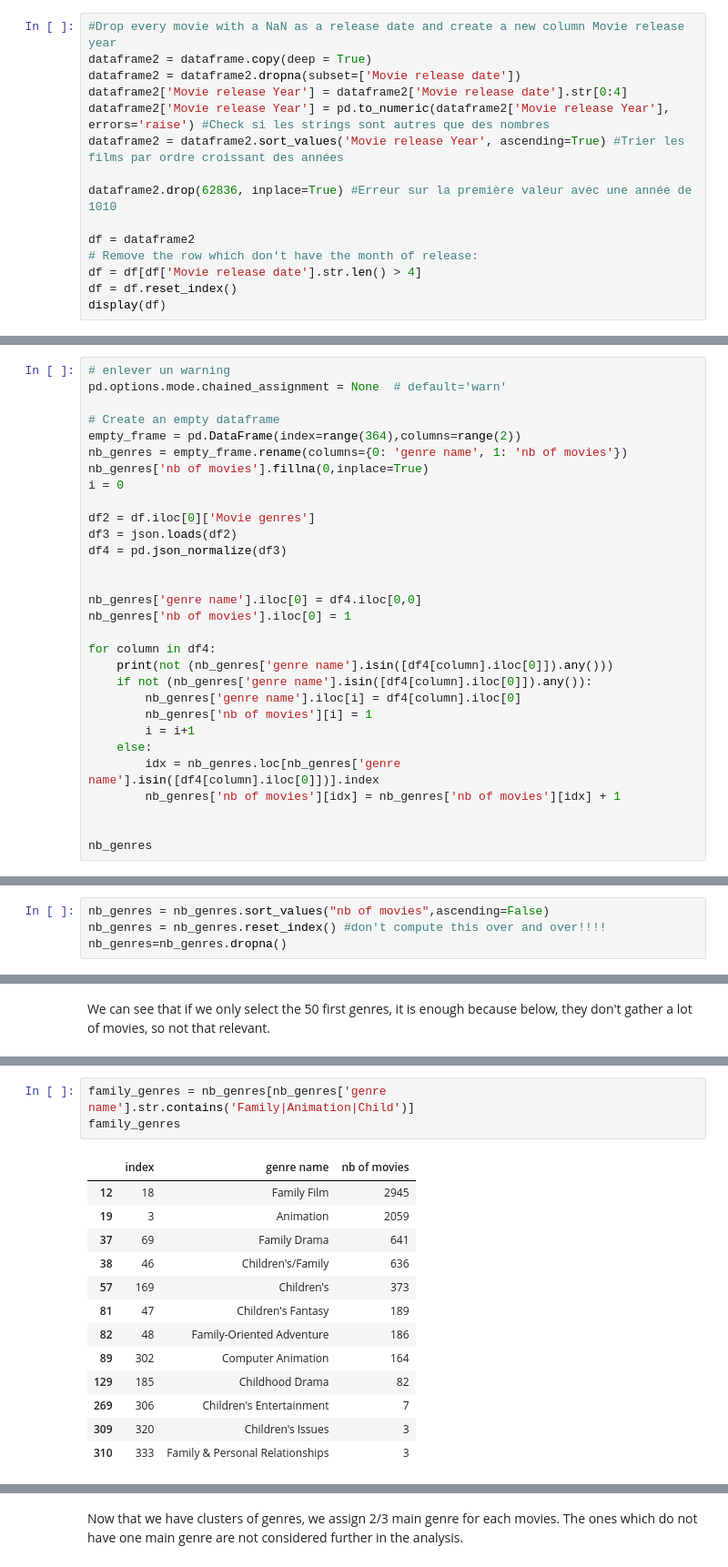
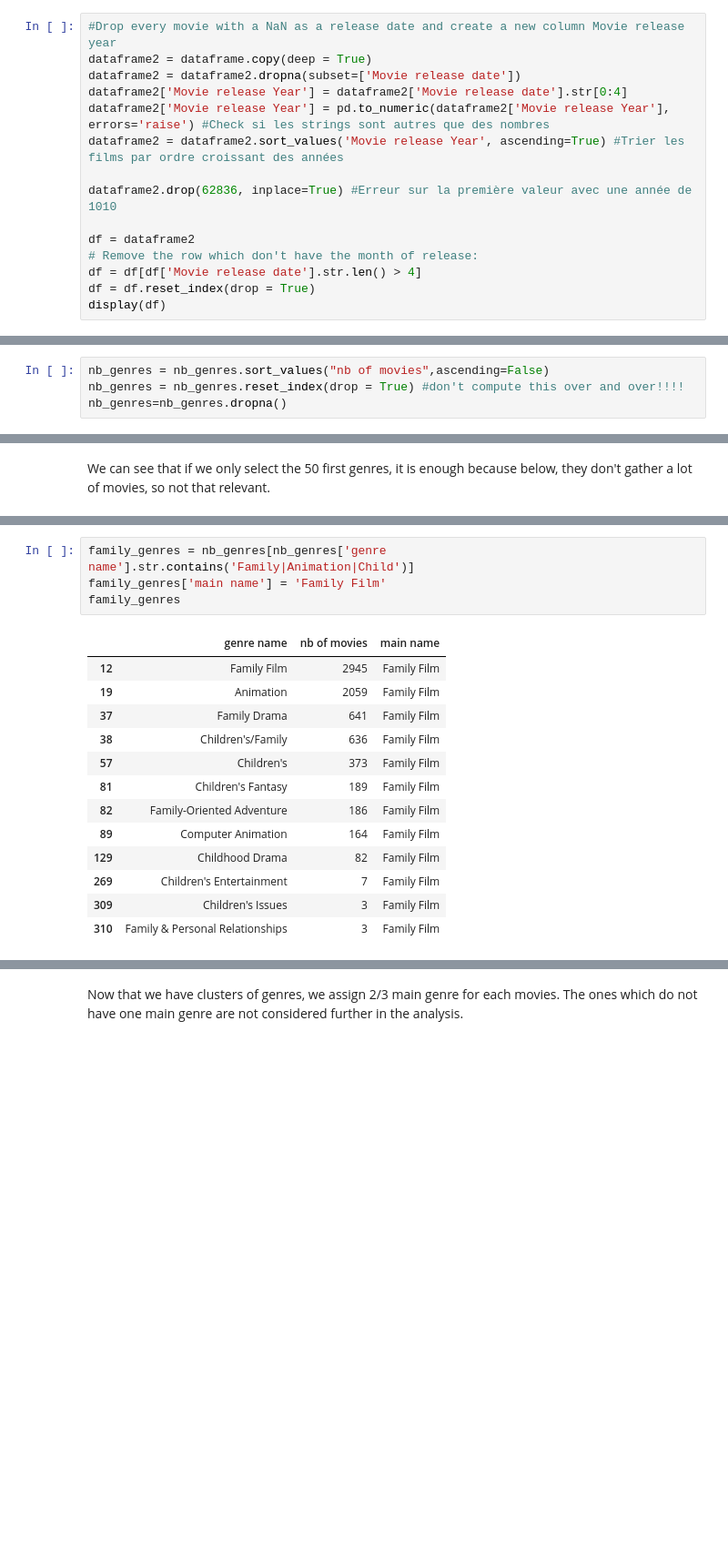
Before and after one commit to epfl-ada/ada-2023-project-dat4k, a Jupyter notebook: test_nina.ipynb, the cells around one changed output, grey strips where cells are left out. Shown at 91% size. Saved outputs shown, nothing was run; the diff lists cells and outputs as text; blank space fills up the shorter version.

```diff
--- a/test_nina.ipynb
+++ b/test_nina.ipynb
@@ -36,6 +36,6 @@ dataframe2.drop(62836, inplace=True) #Erreur sur la première valeur avec une an
 df = dataframe2
 # Remove the row which don't have the month of release:
 df = df[df['Movie release date'].str.len() > 4]
-df = df.reset_index()
+df = df.reset_index(drop = True)
 display(df)
 # %% [output]
@@ -140,33 +119,3 @@ df.head()
 Idea: What would be interesting is to determine the most common genres, and to associate at each movie their two most famous genres, so we can make a more general analysis.
 # %% [markdown]
 TEST 3: little test on the first movie
-# %%
-# enlever un warning
-pd.options.mode.chained_assignment = None  # default='warn'
-
-# Create an empty dataframe
-empty_frame = pd.DataFrame(index=range(364),columns=range(2))
-nb_genres = empty_frame.rename(columns={0: 'genre name', 1: 'nb of movies'})
-nb_genres['nb of movies'].fillna(0,inplace=True)
-i = 0
-
-df2 = df.iloc[0]['Movie genres']
-df3 = json.loads(df2)
-df4 = pd.json_normalize(df3)
-
-
-nb_genres['genre name'].iloc[0] = df4.iloc[0,0]
-nb_genres['nb of movies'].iloc[0] = 1
-
-for column in df4:
-    print(not (nb_genres['genre name'].isin([df4[column].iloc[0]]).any()))
-    if not (nb_genres['genre name'].isin([df4[column].iloc[0]]).any()):
-        nb_genres['genre name'].iloc[i] = df4[column].iloc[0]
-        nb_genres['nb of movies'][i] = 1
-        i = i+1
-    else:
-        idx = nb_genres.loc[nb_genres['genre name'].isin([df4[column].iloc[0]])].index
-        nb_genres['nb of movies'][idx] = nb_genres['nb of movies'][idx] + 1
-
-
-nb_genres
@@ -233,7 +194,7 @@ nb_genres
 363 rows × 2 columns
 # %%
 nb_genres = nb_genres.sort_values("nb of movies",ascending=False)
-nb_genres = nb_genres.reset_index() #don't compute this over and over!!!!
+nb_genres = nb_genres.reset_index(drop = True) #don't compute this over and over!!!!
 nb_genres=nb_genres.dropna()
 # %%
 nb_genres.head(50)
@@ -359,20 +382,21 @@ action_genres
 # %%
 family_genres = nb_genres[nb_genres['genre name'].str.contains('Family|Animation|Child')]
+family_genres['main name'] = 'Family Film'
 family_genres
 # %% [output]
-|  | index | genre name | nb of movies |
-| 12 | 18 | Family Film | 2945 |
-| 19 | 3 | Animation | 2059 |
-| 37 | 69 | Family Drama | 641 |
-| 38 | 46 | Children's/Family | 636 |
-| 57 | 169 | Children's | 373 |
-| 81 | 47 | Children's Fantasy | 189 |
-| 82 | 48 | Family-Oriented Adventure | 186 |
-| 89 | 302 | Computer Animation | 164 |
-| 129 | 185 | Childhood Drama | 82 |
-| 269 | 306 | Children's Entertainment | 7 |
-| 309 | 320 | Children's Issues | 3 |
-| 310 | 333 | Family & Personal Relationships | 3 |
+|  | genre name | nb of movies | main name |
+| 12 | Family Film | 2945 | Family Film |
+| 19 | Animation | 2059 | Family Film |
+| 37 | Family Drama | 641 | Family Film |
+| 38 | Children's/Family | 636 | Family Film |
+| 57 | Children's | 373 | Family Film |
+| 81 | Children's Fantasy | 189 | Family Film |
+| 82 | Family-Oriented Adventure | 186 | Family Film |
+| 89 | Computer Animation | 164 | Family Film |
+| 129 | Childhood Drama | 82 | Family Film |
+| 269 | Children's Entertainment | 7 | Family Film |
+| 309 | Children's Issues | 3 | Family Film |
+| 310 | Family & Personal Relationships | 3 | Family Film |
 # %%
 # Drop movies which are not for Children
 family_genres = family_genres.drop(family_genres.index[[2, 8, 10,11]])
```
Also changed, not shown: parts of 31 cells of this notebook.
